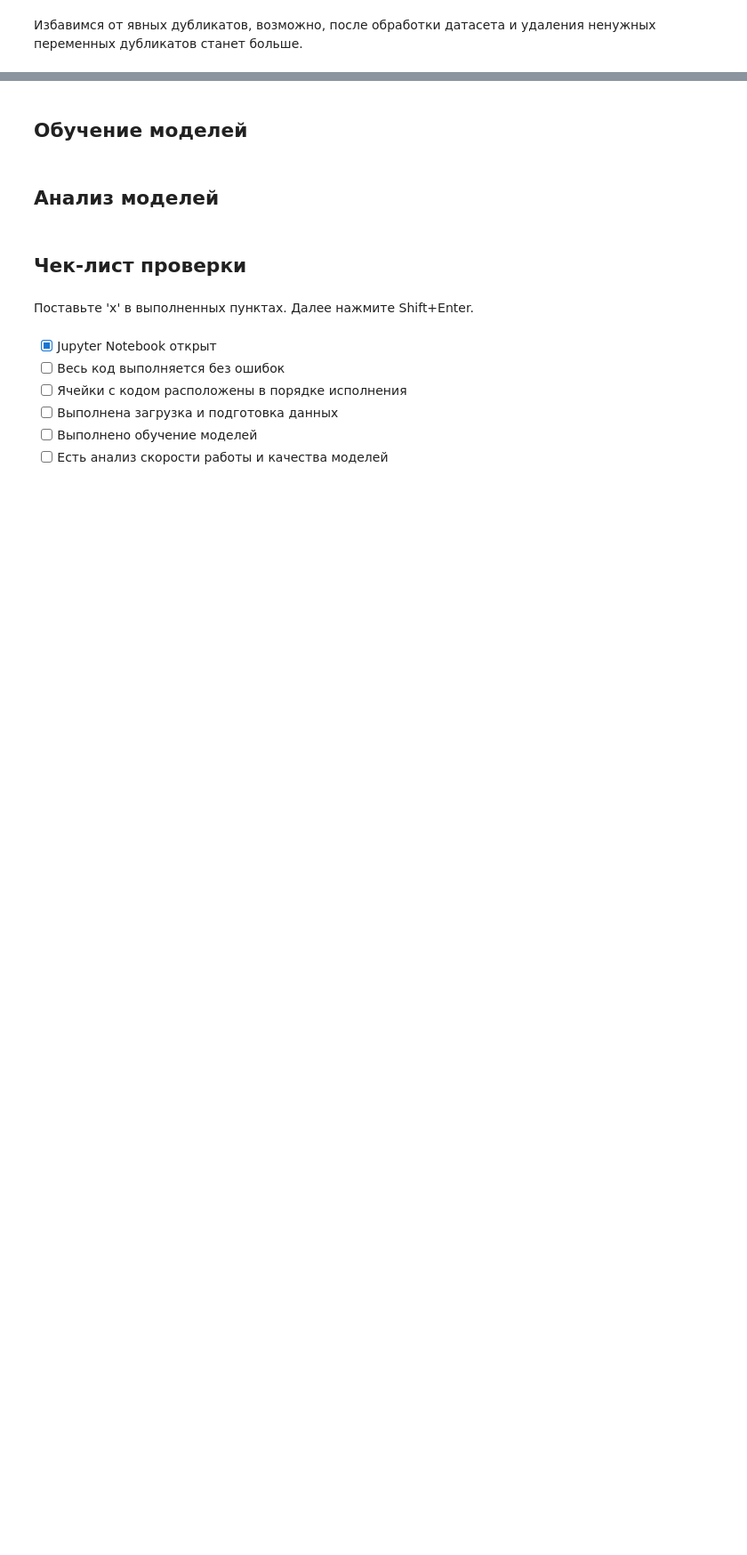
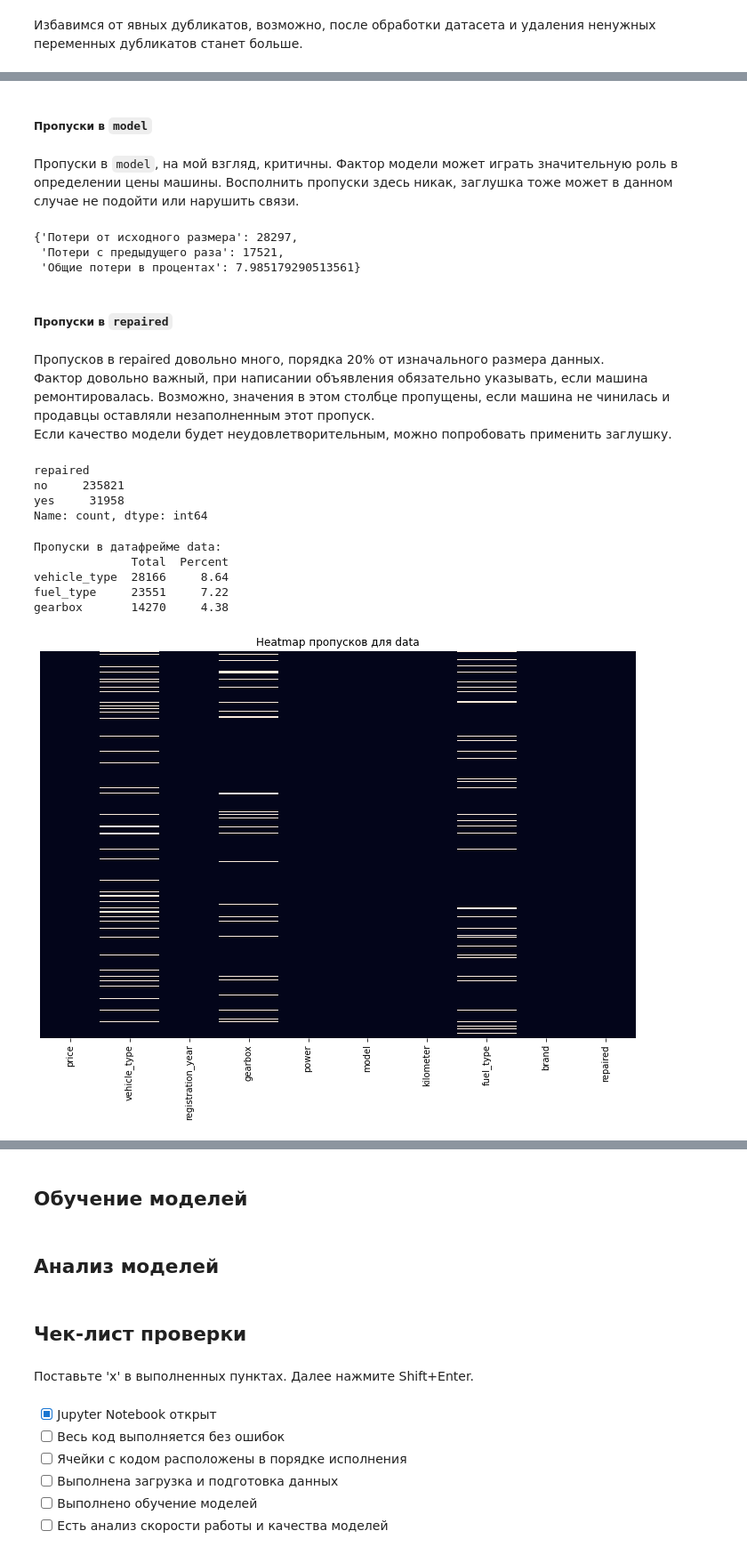
Before and after one commit to EPrutskoy/Car-Service-Yndex-Project, a Jupyter notebook: c71922ff-725e-49ec-bb47-35977b79edc9.ipynb, the cells around one changed output, grey strips where cells are left out. Shown at 89% size. Saved outputs shown, nothing was run; the diff lists cells and outputs as text; code cells hidden in the pictures; blank space fills up the shorter version.

```diff
--- a/c71922ff-725e-49ec-bb47-35977b79edc9.ipynb
+++ b/c71922ff-725e-49ec-bb47-35977b79edc9.ipynb
@@ -203,4 +256,4 @@ Model        19705     5.56
 Избавимся от явных дубликатов, возможно, после обработки датасета и удаления ненужных переменных дубликатов станет больше.
 # %%
 data = data.drop(['date_crawled', 'registration_month', 'date_created',
-                  'number_of_pictures', 'postal_code', 'last_seen']
+                  'number_of_pictures', 'postal_code', 'last_seen'], axis =1)
@@ -220,0 +282,35 @@ display(data[['Repaired','VehicleType', 'FuelType', 'Gearbox', 'Model']].sample(
+# %% [markdown]
+##### Пропуски в `model`
+# %% [markdown]
+Пропуски в `model`, на мой взгляд, критичны. Фактор модели может играть значительную роль в определении цены машины. Восполнить пропуски здесь никак, заглушка тоже может в данном случае не подойти или нарушить связи.
+# %%
+data = data.loc[~data['model'].isna()]
+tracker.track(data)
+# %% [output]
+{'Потери от исходного размера': 28297,
+ 'Потери с предыдущего раза': 17521,
+ 'Общие потери в процентах': 7.985179290513561}
+# %% [markdown]
+##### Пропуски в `repaired`
+# %% [markdown]
+Пропусков в repaired довольно много, порядка 20% от изначального размера данных.\
+Фактор довольно важный, при написании объявления обязательно указывать, если машина ремонтировалась. Возможно, значения в этом столбце пропущены, если машина не чинилась и продавцы оставляли незаполненным этот пропуск. \
+Если качество модели будет неудовлетворительным, можно попробовать применить заглушку.
+# %%
+data.repaired.value_counts()
+# %% [output]
+repaired
+no     235821
+yes     31958
+Name: count, dtype: int64
+# %%
+data.repaired.fillna('no', inplace=True)
+# %%
+analyze_missing_values(data, 'data')
+# %% [output]
+Пропуски в датафрейме data:
+              Total  Percent
+vehicle_type  28166     8.64
+fuel_type     23551     7.22
+gearbox       14270     4.38
+[figure, added]
```
Also changed, not shown: parts of 14 cells of this notebook.
